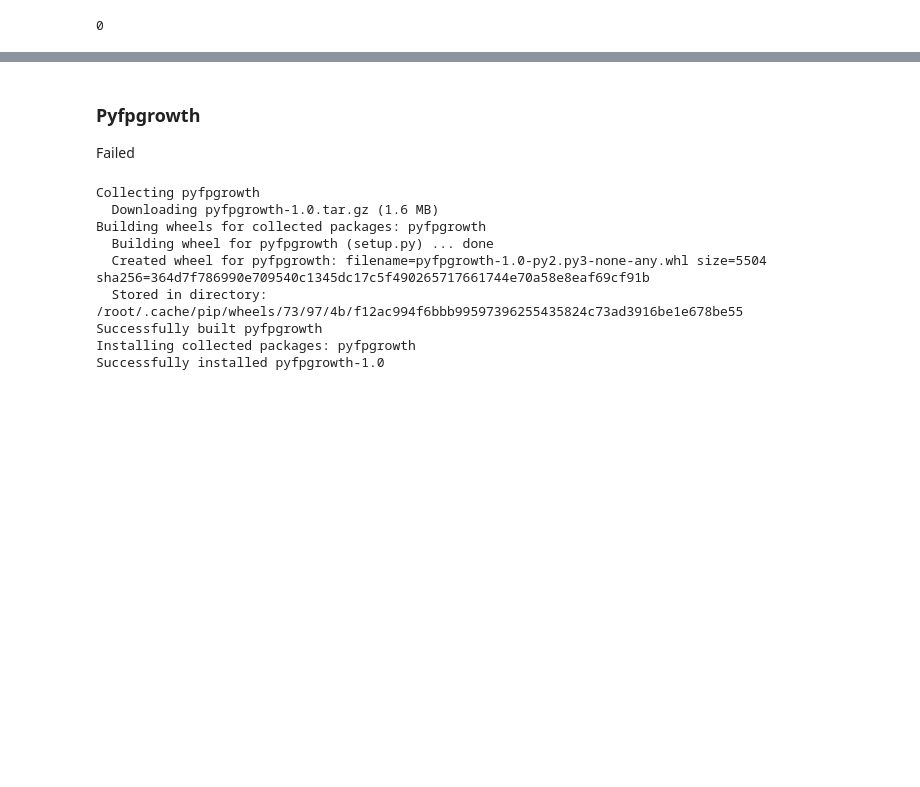
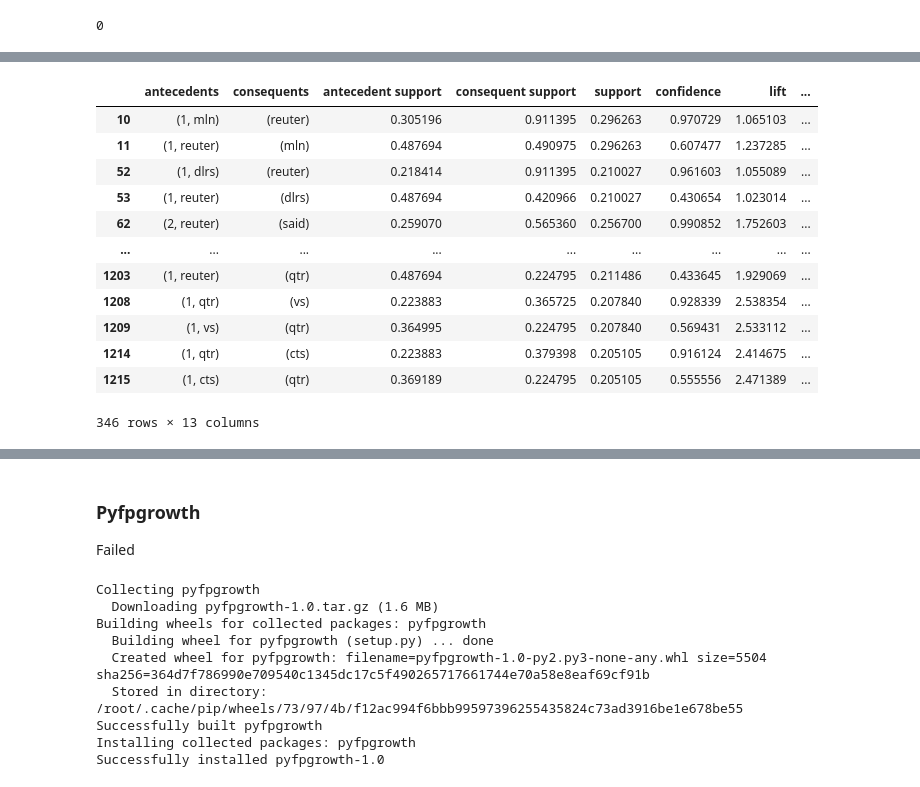
Before and after one commit to Airinelizabath/Association-Rule-Mining, a Jupyter notebook: exp2.ipynb, the cells around one changed output, grey strips where cells are left out. Cells and saved outputs as stored; diff of their text form; code cells hidden in the pictures; blank space fills up the shorter version.

```diff
--- a/exp2.ipynb
+++ b/exp2.ipynb
@@ -435,0 +532,16 @@ association_rules(fp, metric='confidence', min_threshold=0.2, support_only=False
+# %%
+asr[(asr['antecedent_len'] > 1) & (asr['lift']>=1 ) & (asr['contains']==True) ]
+# %% [output]
+|  | antecedents | consequents | antecedent support | consequent support | support | confidence | lift | ... |
+| 10 | (1, mln) | (reuter) | 0.305196 | 0.911395 | 0.296263 | 0.970729 | 1.065103 | ... |
+| 11 | (1, reuter) | (mln) | 0.487694 | 0.490975 | 0.296263 | 0.607477 | 1.237285 | ... |
+| 52 | (1, dlrs) | (reuter) | 0.218414 | 0.911395 | 0.210027 | 0.961603 | 1.055089 | ... |
+| 53 | (1, reuter) | (dlrs) | 0.487694 | 0.420966 | 0.210027 | 0.430654 | 1.023014 | ... |
+| 62 | (2, reuter) | (said) | 0.259070 | 0.565360 | 0.256700 | 0.990852 | 1.752603 | ... |
+| ... | ... | ... | ... | ... | ... | ... | ... | ... |
+| 1203 | (1, reuter) | (qtr) | 0.487694 | 0.224795 | 0.211486 | 0.433645 | 1.929069 | ... |
+| 1208 | (1, qtr) | (vs) | 0.223883 | 0.365725 | 0.207840 | 0.928339 | 2.538354 | ... |
+| 1209 | (1, vs) | (qtr) | 0.364995 | 0.224795 | 0.207840 | 0.569431 | 2.533112 | ... |
+| 1214 | (1, qtr) | (cts) | 0.223883 | 0.379398 | 0.205105 | 0.916124 | 2.414675 | ... |
+| 1215 | (1, cts) | (qtr) | 0.369189 | 0.224795 | 0.205105 | 0.555556 | 2.471389 | ... |
+346 rows × 13 columns
```
Also changed, not shown: parts of 32 cells of this notebook.
